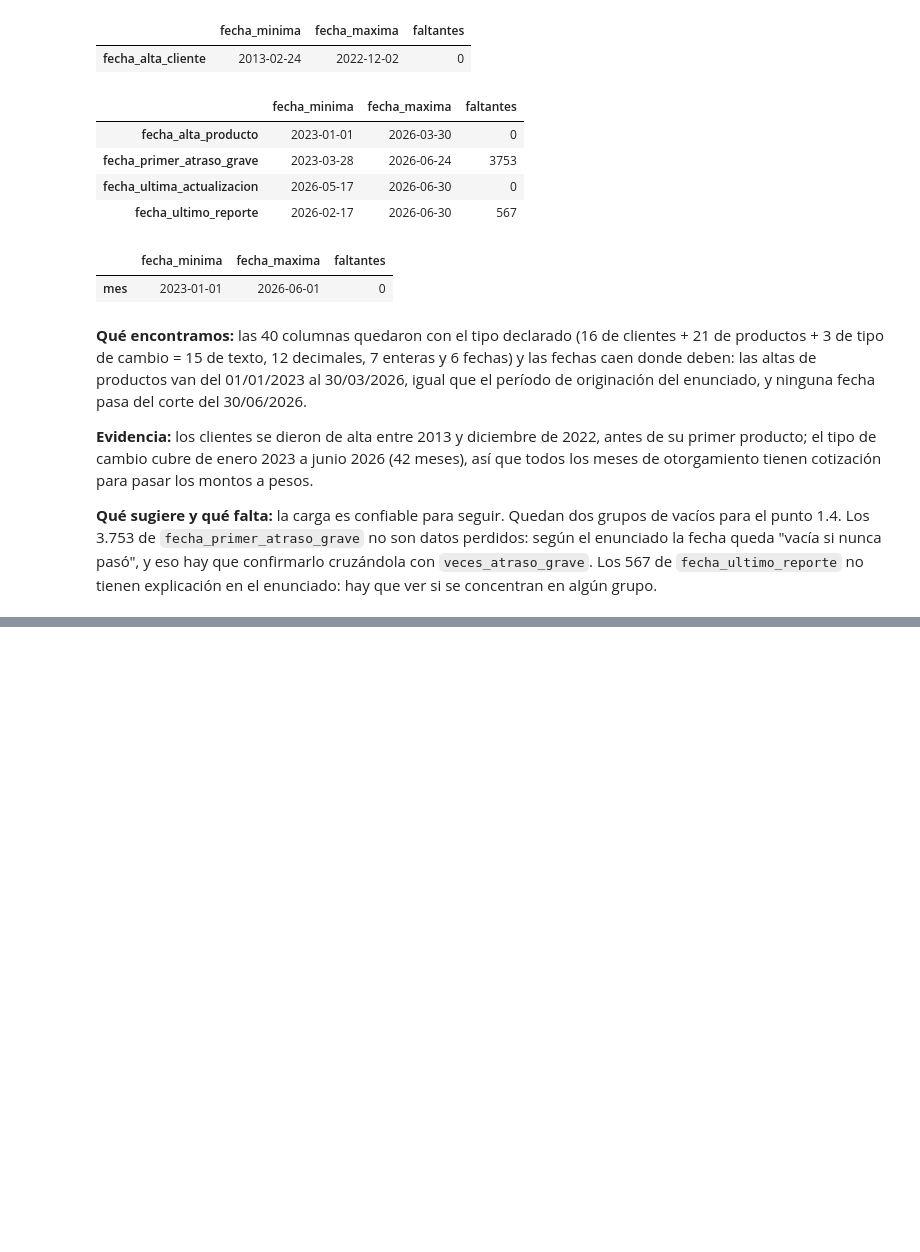
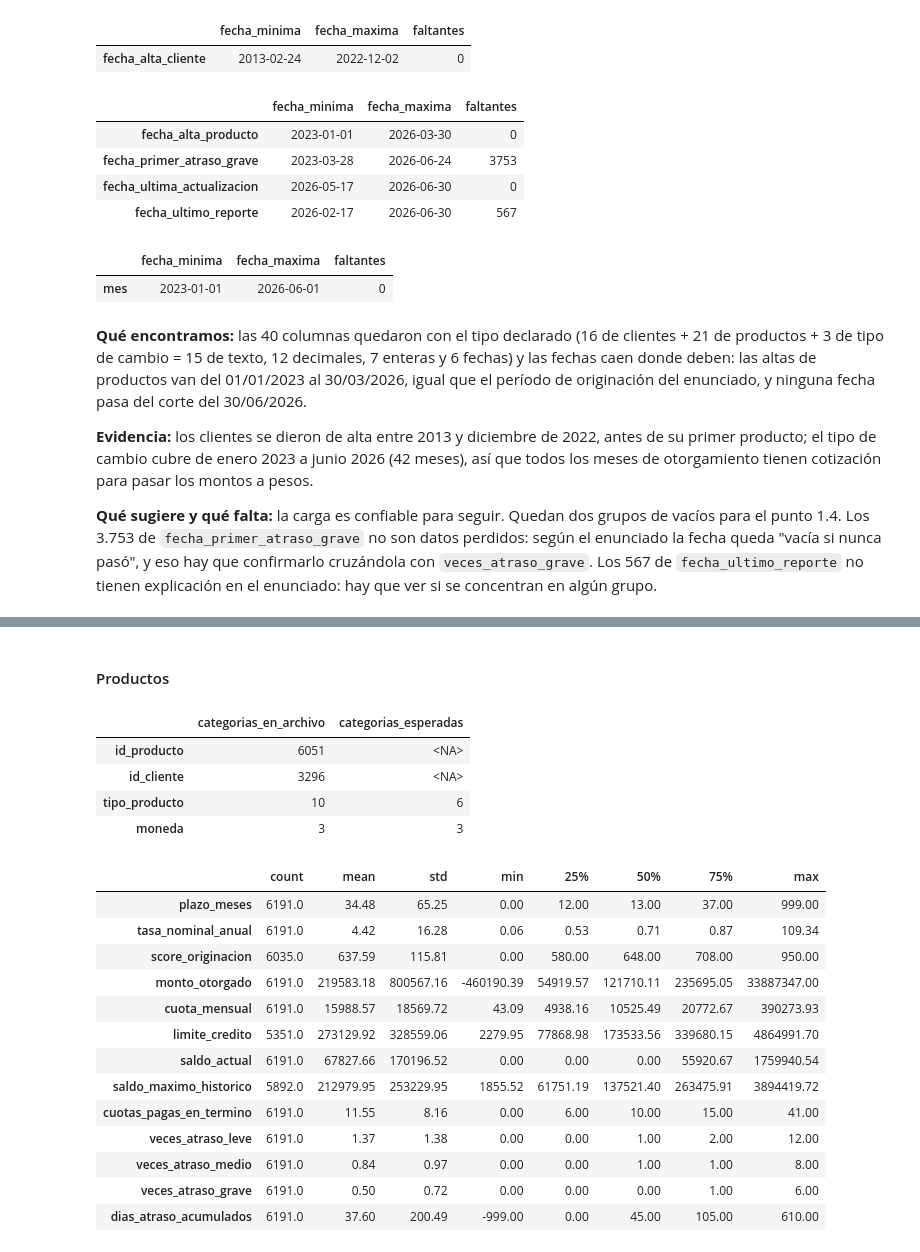
Before and after one commit to ncho06-a11y/proyecto-final-merli, a Jupyter notebook: notebooks/analisis_riesgo_credito.ipynb, the cells around one changed output, grey strips where cells are left out. Saved outputs shown, nothing was run; the diff lists cells and outputs as text; code cells hidden in the pictures; blank space fills up the shorter version.

```diff
--- a/notebooks/analisis_riesgo_credito.ipynb
+++ b/notebooks/analisis_riesgo_credito.ipynb
@@ -85,6 +85,21 @@ COLUMNAS_FECHA_DOS_FORMATOS = ["fecha_alta_producto", "fecha_primer_atraso_grave
 
 TIPOS_TIPO_CAMBIO = {"tipo_cambio_usd": "float64", "valor_unidad_indexada": "float64"}
 FECHAS_TIPO_CAMBIO = {"mes": FORMATO_MES}
+
+# Categorías que debería tener cada columna según el enunciado (19 = departamentos
+# de Uruguay). Sirve para comparar contra lo que trae el archivo en el punto 1.2.
+CATEGORIAS_ESPERADAS = {
+    "sexo": 2,
+    "estado_civil": 5,
+    "departamento": 19,
+    "sector_empleo": 5,
+    "situacion_vivienda": 4,
+    "canal_originacion": 5,
+    "segmento_comercial": 3,
+    "tiene_cuenta_sueldo": 2,
+    "tipo_producto": 6,
+    "moneda": 3,
+}
 # %%
 def cargar_tabla(ruta, tipos_columnas, formatos_fecha):
     """Lee un CSV declarando el tipo de cada columna y el formato de cada fecha."""
@@ -233,0 +255,24 @@ display(resumir_columnas_fecha(tipo_cambio))
+# %%
+def resumir_dimensiones(tablas):
+    """Devuelve la cantidad de filas y columnas de cada tabla."""
+    return pd.DataFrame(
+        {
+            nombre: {"filas": tabla.shape[0], "columnas": tabla.shape[1]}
+            for nombre, tabla in tablas.items()
+        }
+    ).T
+
+
+def contar_categorias(tabla, categorias_esperadas):
+    """Cuenta los valores distintos de cada columna de texto contra los esperados."""
+    columnas_texto = tabla.select_dtypes(include="str").columns
+    resumen = tabla[columnas_texto].nunique().to_frame("categorias_en_archivo")
+    resumen["categorias_esperadas"] = (
+        resumen.index.to_series().map(categorias_esperadas).astype("Int64")
+    )
+    return resumen.sort_values("categorias_en_archivo", ascending=False)
+
+
+def describir_continuas(tabla):
+    """Devuelve la descripción estadística de las columnas numéricas."""
+    return tabla.select_dtypes(include="number").describe().T.round(2)
@@ -233,0 +327,25 @@ display(resumir_columnas_fecha(tipo_cambio))
+# %% [markdown]
+#### Productos
+# %%
+display(contar_categorias(productos, CATEGORIAS_ESPERADAS))
+display(describir_continuas(productos))
+# %% [output]
+|  | categorias_en_archivo | categorias_esperadas |
+| id_producto | 6051 | <NA> |
+| id_cliente | 3296 | <NA> |
+| tipo_producto | 10 | 6 |
+| moneda | 3 | 3 |
+|  | count | mean | std | min | 25% | 50% | 75% | max |
+| plazo_meses | 6191.0 | 34.48 | 65.25 | 0.00 | 12.00 | 13.00 | 37.00 | 999.00 |
+| tasa_nominal_anual | 6191.0 | 4.42 | 16.28 | 0.06 | 0.53 | 0.71 | 0.87 | 109.34 |
+| score_originacion | 6035.0 | 637.59 | 115.81 | 0.00 | 580.00 | 648.00 | 708.00 | 950.00 |
+| monto_otorgado | 6191.0 | 219583.18 | 800567.16 | -460190.39 | 54919.57 | 121710.11 | 235695.05 | 33887347.00 |
+| cuota_mensual | 6191.0 | 15988.57 | 18569.72 | 43.09 | 4938.16 | 10525.49 | 20772.67 | 390273.93 |
+| limite_credito | 5351.0 | 273129.92 | 328559.06 | 2279.95 | 77868.98 | 173533.56 | 339680.15 | 4864991.70 |
+| saldo_actual | 6191.0 | 67827.66 | 170196.52 | 0.00 | 0.00 | 0.00 | 55920.67 | 1759940.54 |
+| saldo_maximo_historico | 5892.0 | 212979.95 | 253229.95 | 1855.52 | 61751.19 | 137521.40 | 263475.91 | 3894419.72 |
+| cuotas_pagas_en_termino | 6191.0 | 11.55 | 8.16 | 0.00 | 6.00 | 10.00 | 15.00 | 41.00 |
+| veces_atraso_leve | 6191.0 | 1.37 | 1.38 | 0.00 | 0.00 | 1.00 | 2.00 | 12.00 |
+| veces_atraso_medio | 6191.0 | 0.84 | 0.97 | 0.00 | 0.00 | 1.00 | 1.00 | 8.00 |
+| veces_atraso_grave | 6191.0 | 0.50 | 0.72 | 0.00 | 0.00 | 0.00 | 1.00 | 6.00 |
+| dias_atraso_acumulados | 6191.0 | 37.60 | 200.49 | -999.00 | 0.00 | 45.00 | 105.00 | 610.00 |
```
Also changed, not shown: parts of 10 cells of this notebook.
